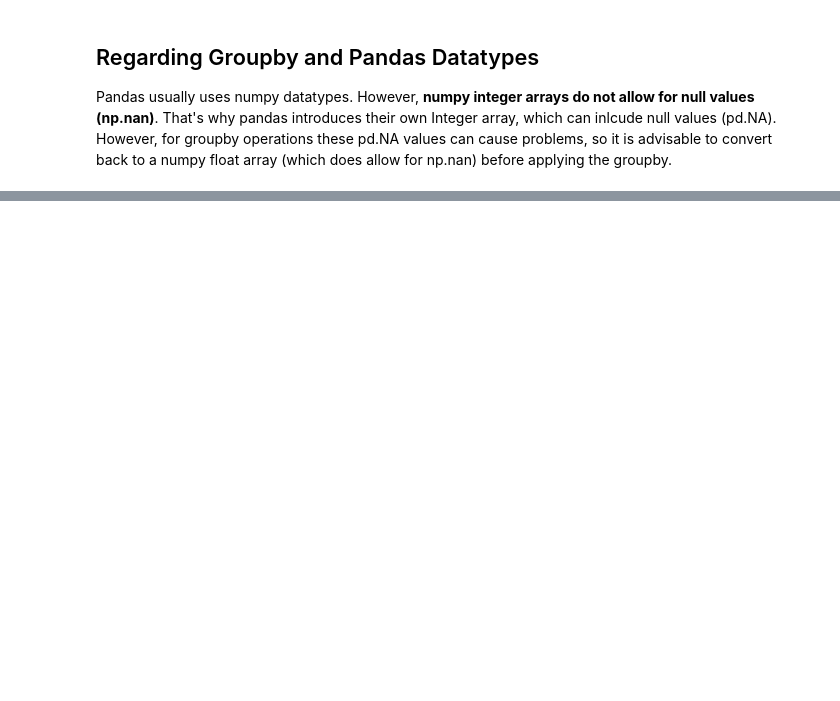
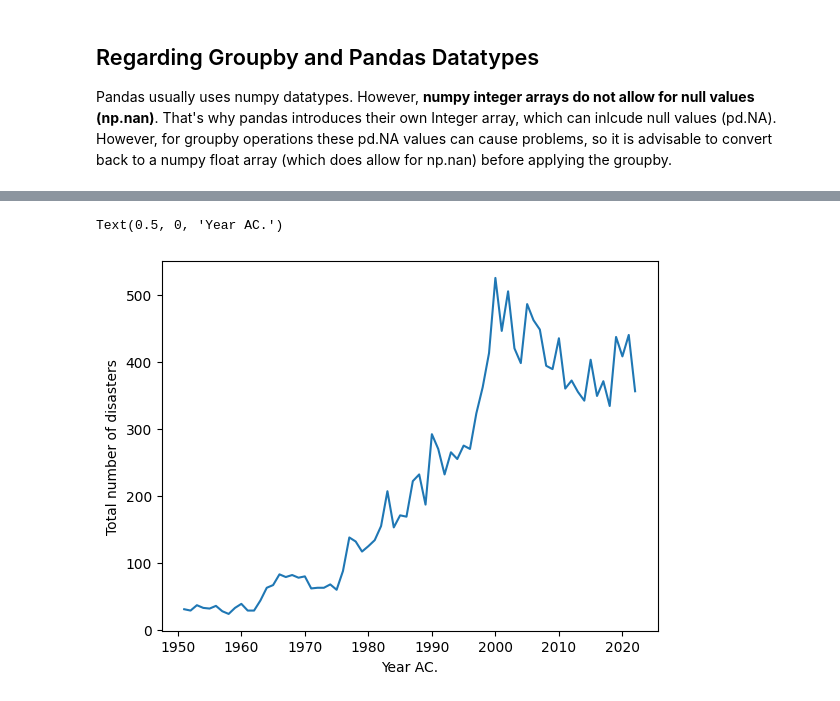
Before and after one commit to r-Files/DOPP, a Jupyter notebook: jupyter_notebooks/lab_question_c.ipynb, the cells around one changed output, grey strips where cells are left out. Saved outputs shown, nothing was run; the diff lists cells and outputs as text; code cells hidden in the pictures; blank space fills up the shorter version.

```diff
--- a/jupyter_notebooks/lab_question_c.ipynb
+++ b/jupyter_notebooks/lab_question_c.ipynb
@@ -39,0 +65,9 @@ groupby_base.groupby(["Disaster_Subgroup"]).mean()
+# %%
+total_disaster_per_year = groupby_base.groupby("Start_Year").size()
+# %%
+plt.plot(total_disaster_per_year.index, total_disaster_per_year)
+plt.ylabel("Total number of disasters")
+plt.xlabel("Year AC.")
+# %% [output]
+Text(0.5, 0, 'Year AC.')
+[figure, added]
```
Also changed, not shown: parts of 11 cells of this notebook, 1 other file.
